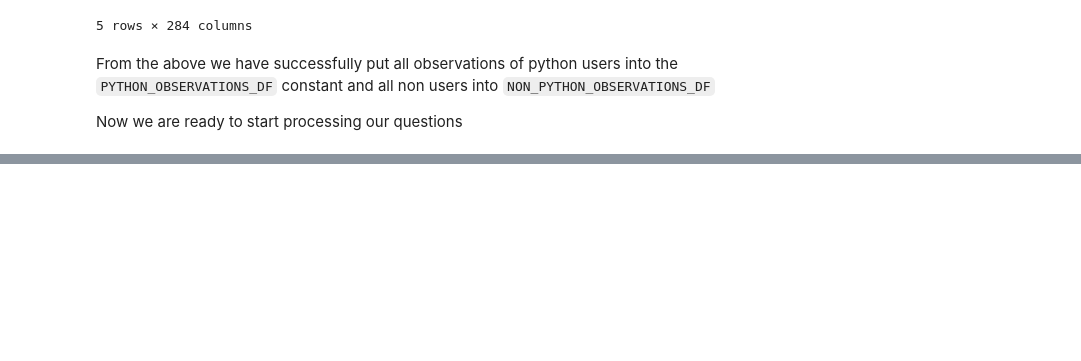
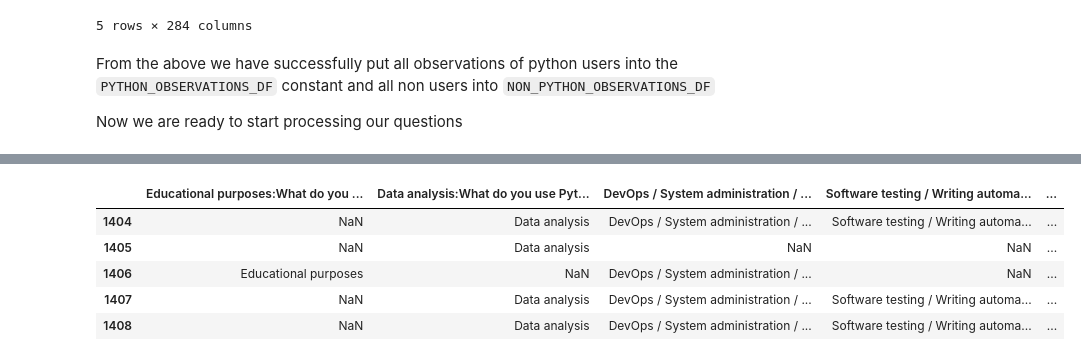
Before and after one commit to chidioguejiofor/first_analysis, a Jupyter notebook: Data Cleaning Practice.ipynb, the cells around one changed output, grey strips where cells are left out. Drawn from its saved outputs; the diff is of its cells as text; code cells hidden in the pictures; blank space fills up the shorter version.

```diff
--- a/Data Cleaning Practice.ipynb
+++ b/Data Cleaning Practice.ipynb
@@ -270,0 +328,13 @@ Next let us process the next question
+# %%
+# Let us first get the dataframe for the questions
+
+question_four_df = PYTHON_OBSERVATIONS_DF.iloc[:, 27:43]
+
+question_four_df.head()
+# %% [output]
+|  | Educational purposes:What do you ... | Data analysis:What do you use Pyt... | DevOps / System administration / ... | Software testing / Writing automa... | ... |
+| 1404 | NaN | Data analysis | DevOps / System administration / ... | Software testing / Writing automa... | ... |
+| 1405 | NaN | Data analysis | NaN | NaN | ... |
+| 1406 | Educational purposes | NaN | DevOps / System administration / ... | NaN | ... |
+| 1407 | NaN | Data analysis | DevOps / System administration / ... | Software testing / Writing automa... | ... |
+| 1408 | NaN | Data analysis | DevOps / System administration / ... | Software testing / Writing automa... | ... |
```
Also changed, not shown: parts of 103 cells of this notebook, 6 other files.
